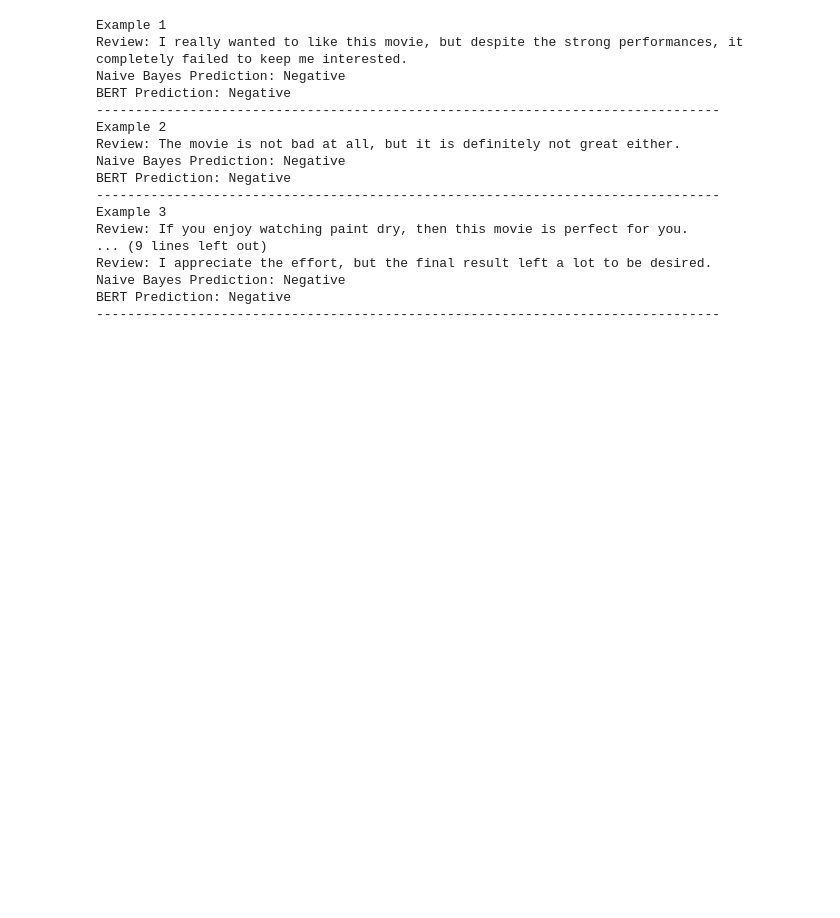
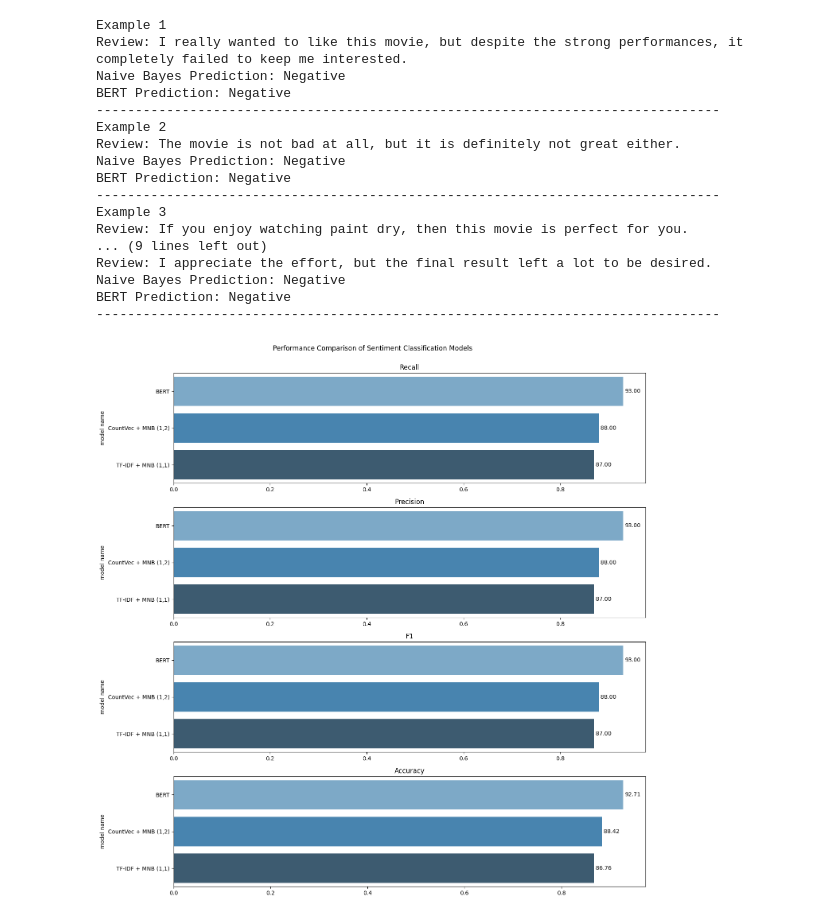
Before and after one commit to Santosh-87/IMDB_Movie_Sentiment_Analysis, a Jupyter notebook: IMDB_Movie_Sentiment_Analysis.ipynb, the cells around one changed output. Drawn from its saved outputs; the diff is of its cells as text; code cells hidden in the pictures; blank space fills up the shorter version.

```diff
--- a/IMDB_Movie_Sentiment_Analysis.ipynb
+++ b/IMDB_Movie_Sentiment_Analysis.ipynb
@@ -1225,3 +1340,41 @@ Review: I appreciate the effort, but the final result left a lot to be desired.
 Naive Bayes Prediction: Negative
 BERT Prediction: Negative
 --------------------------------------------------------------------------------
+# %%
+def labels(ax):
+    for container in ax.containers:
+        ax.bar_label(container, labels=[f"{v * 100:.2f}" for v in container.datavalues], padding=3)
+
+def generate_performance_bar(df, title="Model Performance Comparison"):
+    metrics = ['recall', 'precision', 'f1', 'accuracy']
+
+    fig, axs = plt.subplots(4, 1, figsize=(14, 14))
+
+    for i, metric in enumerate(metrics):
+        df = df.sort_values(by=metric, ascending=False)
+        ax = sns.barplot(x=metric, y="model name", hue="model name", legend=False, data=df, palette="Blues_d", ax=axs[i])
+        ax.set_xlabel("")
+        ax.set_title(metric.capitalize())
+        labels(ax)
+    plt.suptitle(title, y=1)
+    plt.tight_layout()
+    plt.show()
+# %%
+performance_df = pd.DataFrame({
+    "model name": [
+        "TF-IDF + MNB (1,1)",
+        "CountVec + MNB (1,2)",
+        "BERT"
+    ],
+    "accuracy": [0.8676, 0.8842, 0.9271],
+    "precision": [0.87, 0.88, 0.93],
+    "recall": [0.87, 0.88, 0.93],
+    "f1": [0.87, 0.88, 0.93]
+})
+# %%
+generate_performance_bar(
+    performance_df,
+    title="Performance Comparison of Sentiment Classification Models"
+)
+# %% [output]
+[figure, added]
```
Also changed, not shown: parts of 17 cells of this notebook.
